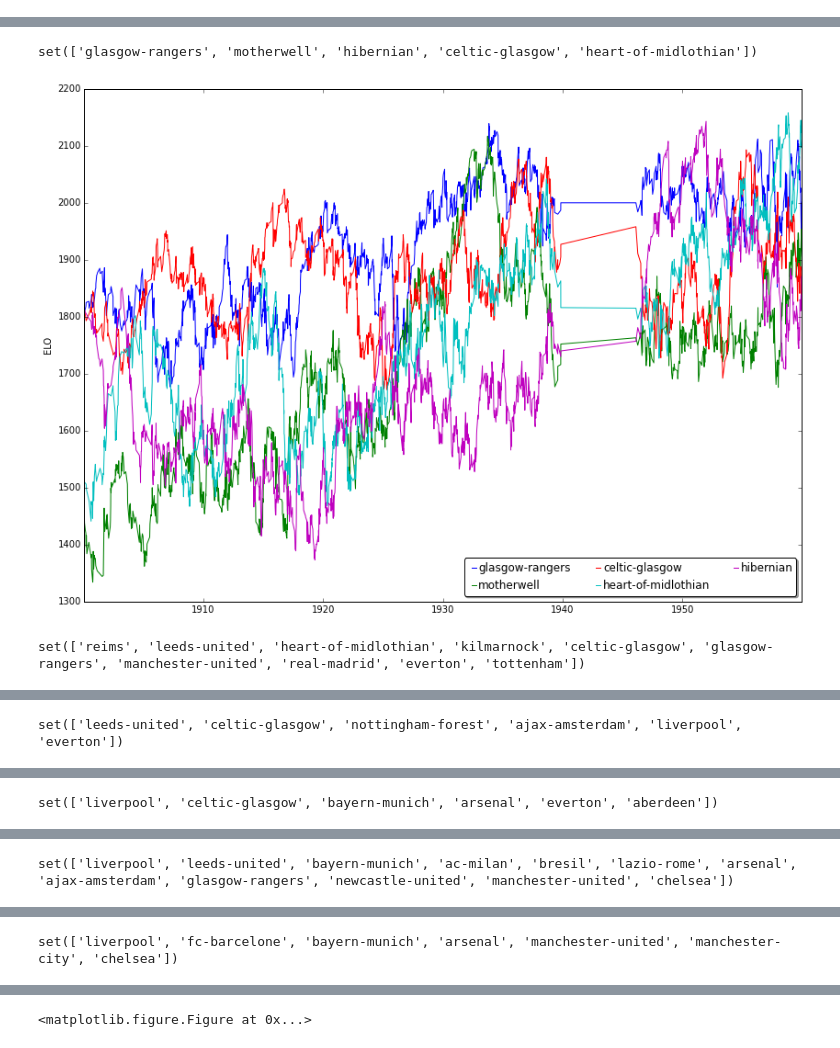
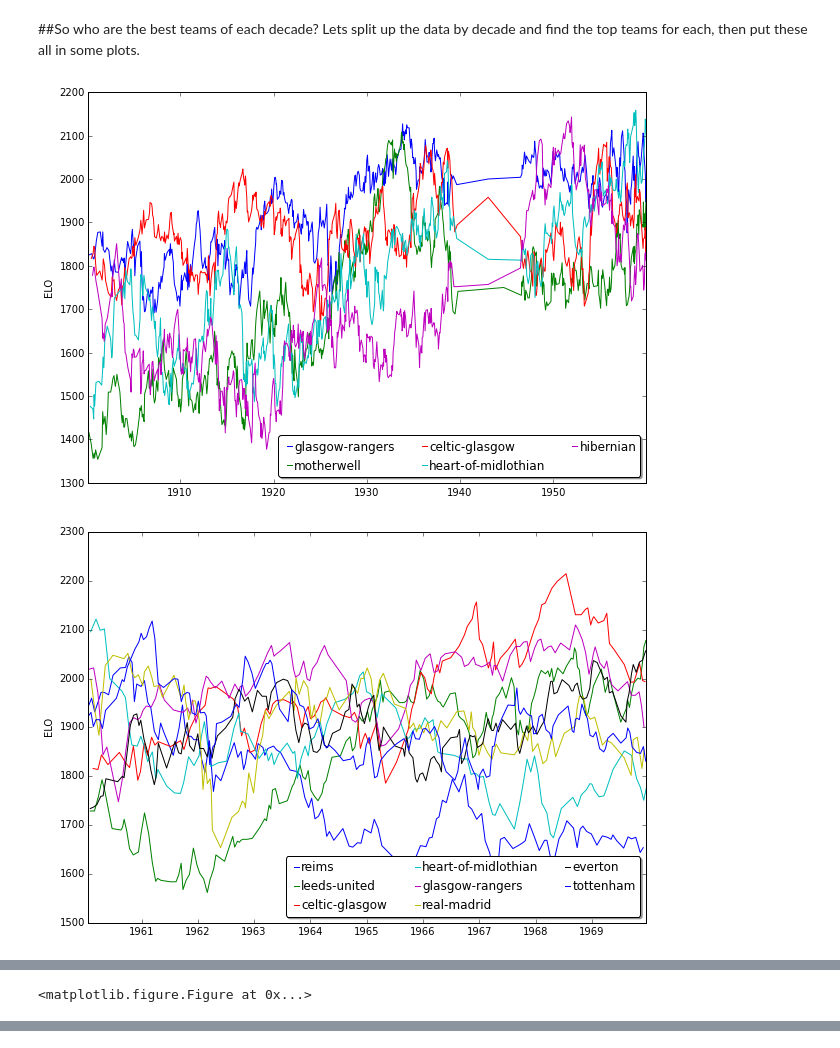
Before and after one commit to cdepeuter/soccerElo, a Jupyter notebook: footyAnalysis.ipynb, the cells around one changed output, grey strips where cells are left out. Saved outputs shown, nothing was run; the diff lists cells and outputs as text; code cells hidden in the pictures.

```diff
--- a/footyAnalysis.ipynb
+++ b/footyAnalysis.ipynb
@@ -33,37 +23,39 @@ games.head()
+# %% [markdown]
+##So who are the best teams of each decade?
+Lets split up the data by decade and find the top teams for each, then put these all in some plots.
 # %%
-'''so who are the best teams by decade? lets split up the data by decade and find the top teams for each.
-lets put these all in some plots. We won't show the plots in this notebook, you can check them out in the vis folder of the repo'''
 
 decades = [1900, 1960, 1970, 1980, 1990, 2000, 2016]
-plt.rcParams["figure.figsize"] = [14, 10]
+plt.rcParams["figure.figsize"] = [10,7]
 for i in range(1, len(decades)):
     firstDay = datetime(decades[i-1], 1,1,0,0,0); lastDay = datetime(decades[i], 1,1,0,0,0);
     filGames = games[(games['date'] > firstDay) &(games['date'] < lastDay)]
 
     #topTeams = set(filGames.sort('hElo', ascending = False).head(300)['home'].values)
-    elite = set(filGames.sort('hElo', ascending = False).head(150)['home'].values)
-    print(elite)
+    elite = set(filGames.sort('hElo', ascending = False).head(140)['home'].values)
+    #print(str(decades[i-1])+"-"+str(decades[i]), elite)
 
     teamArrays = {team : filGames[((filGames['home'] == team) | (filGames['away'] == team))] for team in elite}
 
     labels = []
     for team in teamArrays:
 
         myGames = teamArrays[team]
         dateFloats = pld.date2num([d for d in myGames['date']])
         myElos = [g['hElo'] if g['home'] == team else g['aElo'] for q,g in myGames.iterrows()]
 
-        #myElos, dateFloats = minify(myElos, dateFloats, 1)
+        myElos, dateFloats = minify(myElos, dateFloats, 3)
         labels.append(team)
         plt.plot_date(dateFloats, myElos, '-', xdate=True, ydate=False)
         plt.ylabel("ELO")
 
     plt.legend(labels,ncol=3,  loc="lower right",
                handletextpad=0.0, handlelength=1,
                fancybox=True, shadow=True)
     plt.show()
 
-    plt.savefig("vis/"+str(decades[i-1])+"-"+str(decades[i])+"best.png", dpi=900)
+    #plt.savefig("vis/"+str(decades[i-1])+"-"+str(decades[i])+"best.png", dpi=900)
     plt.clf()
-    #plt.show()
 # %% [output]
+[figure, new version]
+[figure, new version]
@@ -70,3 +66 @@ for i in range(1, len(decades)):
-set(['glasgow-rangers', 'motherwell', 'hibernian', 'celtic-glasgow', 'heart-of-midlothian'])
+<matplotlib.figure.Figure at 0x...>
-[figure, old version]
-set(['reims', 'leeds-united', 'heart-of-midlothian', 'kilmarnock', 'celtic-glasgow', 'glasgow-rangers', 'manchester-united', 'real-madrid', 'everton', 'tottenham'])
@@ -74 +66,0 @@ set(['reims', 'leeds-united', 'heart-of-midlothian', 'kilmarnock', 'celtic-glasg
-set(['leeds-united', 'celtic-glasgow', 'nottingham-forest', 'ajax-amsterdam', 'liverpool', 'everton'])
@@ -76 +66,0 @@ set(['leeds-united', 'celtic-glasgow', 'nottingham-forest', 'ajax-amsterdam', 'l
-set(['liverpool', 'celtic-glasgow', 'bayern-munich', 'arsenal', 'everton', 'aberdeen'])
@@ -78 +66,0 @@ set(['liverpool', 'celtic-glasgow', 'bayern-munich', 'arsenal', 'everton', 'aber
-set(['liverpool', 'leeds-united', 'bayern-munich', 'ac-milan', 'bresil', 'lazio-rome', 'arsenal', 'ajax-amsterdam', 'glasgow-rangers', 'newcastle-united', 'manchester-united', 'chelsea'])
@@ -80 +66,0 @@ set(['liverpool', 'leeds-united', 'bayern-munich', 'ac-milan', 'bresil', 'lazio-
-set(['liverpool', 'fc-barcelone', 'bayern-munich', 'arsenal', 'manchester-united', 'manchester-city', 'chelsea'])
@@ -82 +66,0 @@ set(['liverpool', 'fc-barcelone', 'bayern-munich', 'arsenal', 'manchester-united
-<matplotlib.figure.Figure at 0x...>
```
Also changed, not shown: parts of 12 cells of this notebook, 4 other files.
